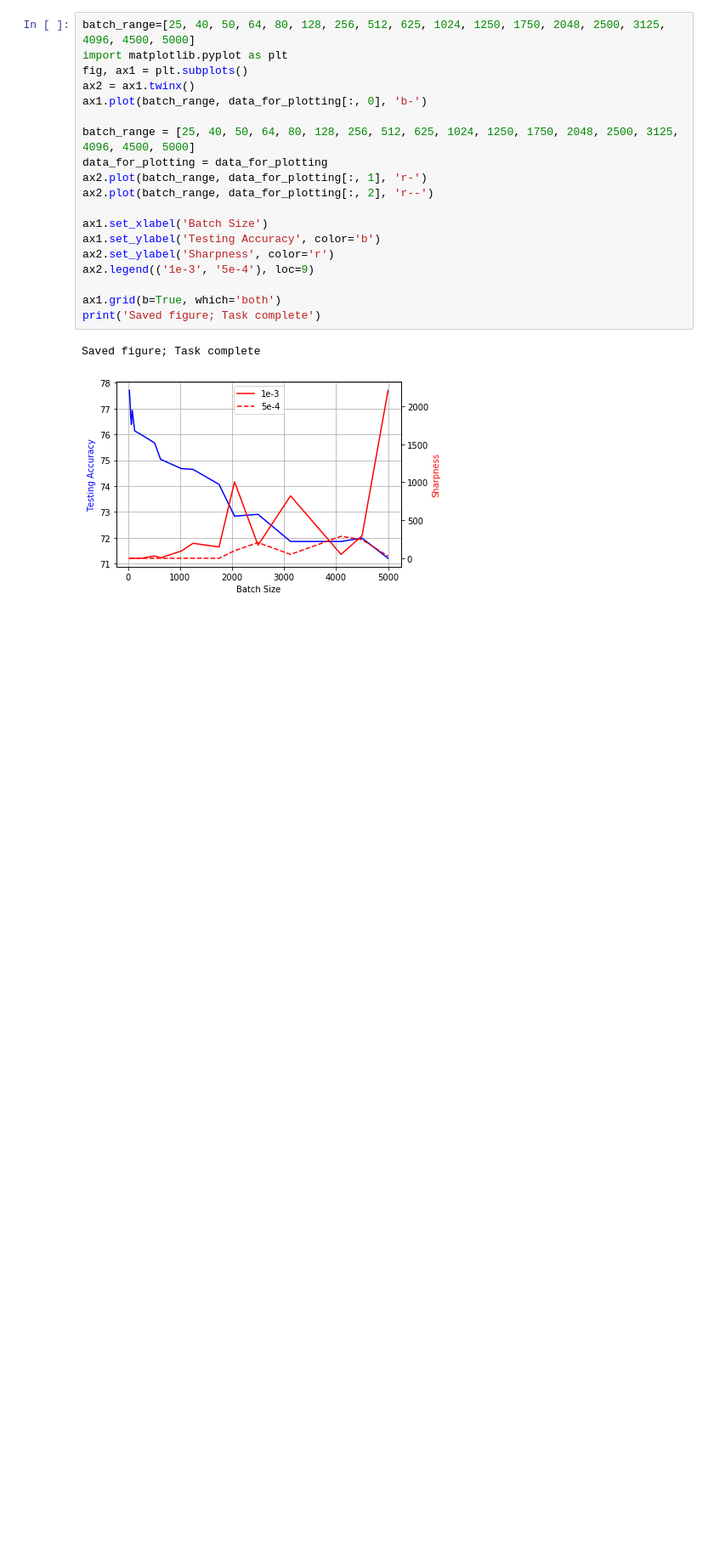
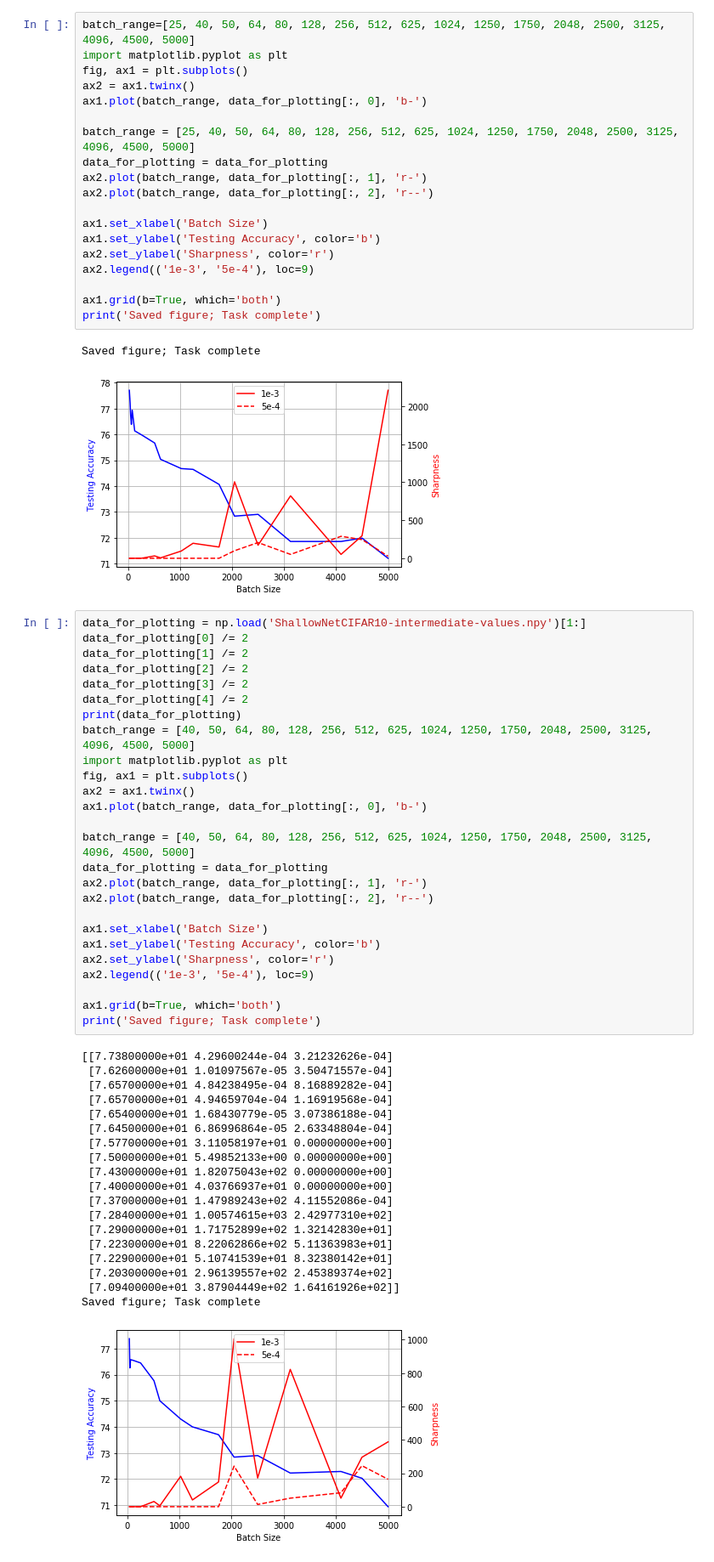
Before and after one commit to kristyelee/LBSBGenGapSharpnessResearch, a Jupyter notebook: Untitled.ipynb, the cells around one changed output. Shown at 85% size. Drawn from its saved outputs; the diff is of its cells as text; blank space fills up the shorter version.

Commit message:
Exp Graphs

```diff
--- a/Untitled.ipynb
+++ b/Untitled.ipynb
@@ -176,3 +184,49 @@ print('Saved figure; Task complete')
 # %% [output]
 Saved figure; Task complete
 [figure]
+# %%
+data_for_plotting = np.load('ShallowNetCIFAR10-intermediate-values.npy')[1:]
+data_for_plotting[0] /= 2
+data_for_plotting[1] /= 2
+data_for_plotting[2] /= 2
+data_for_plotting[3] /= 2
+data_for_plotting[4] /= 2
+print(data_for_plotting)
+batch_range = [40, 50, 64, 80, 128, 256, 512, 625, 1024, 1250, 1750, 2048, 2500, 3125, 4096, 4500, 5000]
+import matplotlib.pyplot as plt
+fig, ax1 = plt.subplots()
+ax2 = ax1.twinx()
+ax1.plot(batch_range, data_for_plotting[:, 0], 'b-')
+
+batch_range = [40, 50, 64, 80, 128, 256, 512, 625, 1024, 1250, 1750, 2048, 2500, 3125, 4096, 4500, 5000]
+data_for_plotting = data_for_plotting
+ax2.plot(batch_range, data_for_plotting[:, 1], 'r-')
+ax2.plot(batch_range, data_for_plotting[:, 2], 'r--')
+
+ax1.set_xlabel('Batch Size')
+ax1.set_ylabel('Testing Accuracy', color='b')
+ax2.set_ylabel('Sharpness', color='r')
+ax2.legend(('1e-3', '5e-4'), loc=9)
+
+ax1.grid(b=True, which='both')
+print('Saved figure; Task complete')
+# %% [output]
+[[7.73800000e+01 4.29600244e-04 3.21232626e-04]
+ [7.62600000e+01 1.01097567e-05 3.50471557e-04]
+ [7.65700000e+01 4.84238495e-04 8.16889282e-04]
+ [7.65700000e+01 4.94659704e-04 1.16919568e-04]
+ [7.65400000e+01 1.68430779e-05 3.07386188e-04]
+ [7.64500000e+01 6.86996864e-05 2.63348804e-04]
+ [7.57700000e+01 3.11058197e+01 0.00000000e+00]
+ [7.50000000e+01 5.49852133e+00 0.00000000e+00]
+ [7.43000000e+01 1.82075043e+02 0.00000000e+00]
+ [7.40000000e+01 4.03766937e+01 0.00000000e+00]
+ [7.37000000e+01 1.47989243e+02 4.11552086e-04]
+ [7.28400000e+01 1.00574615e+03 2.42977310e+02]
+ [7.29000000e+01 1.71752899e+02 1.32142830e+01]
+ [7.22300000e+01 8.22062866e+02 5.11363983e+01]
+ [7.22900000e+01 5.10741539e+01 8.32380142e+01]
+ [7.20300000e+01 2.96139557e+02 2.45389374e+02]
+ [7.09400000e+01 3.87904449e+02 1.64161926e+02]]
+Saved figure; Task complete
+[figure, added]
```
Also changed, not shown: parts of 5 cells of this notebook.
